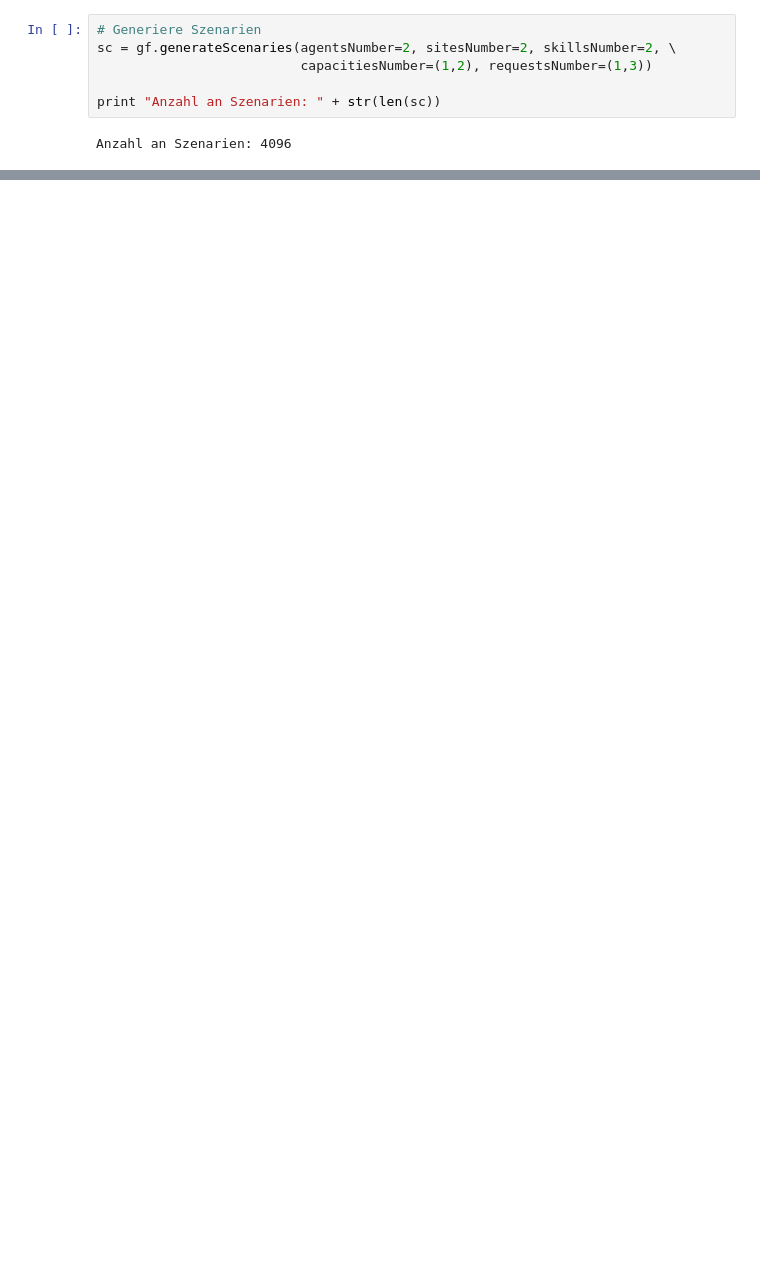
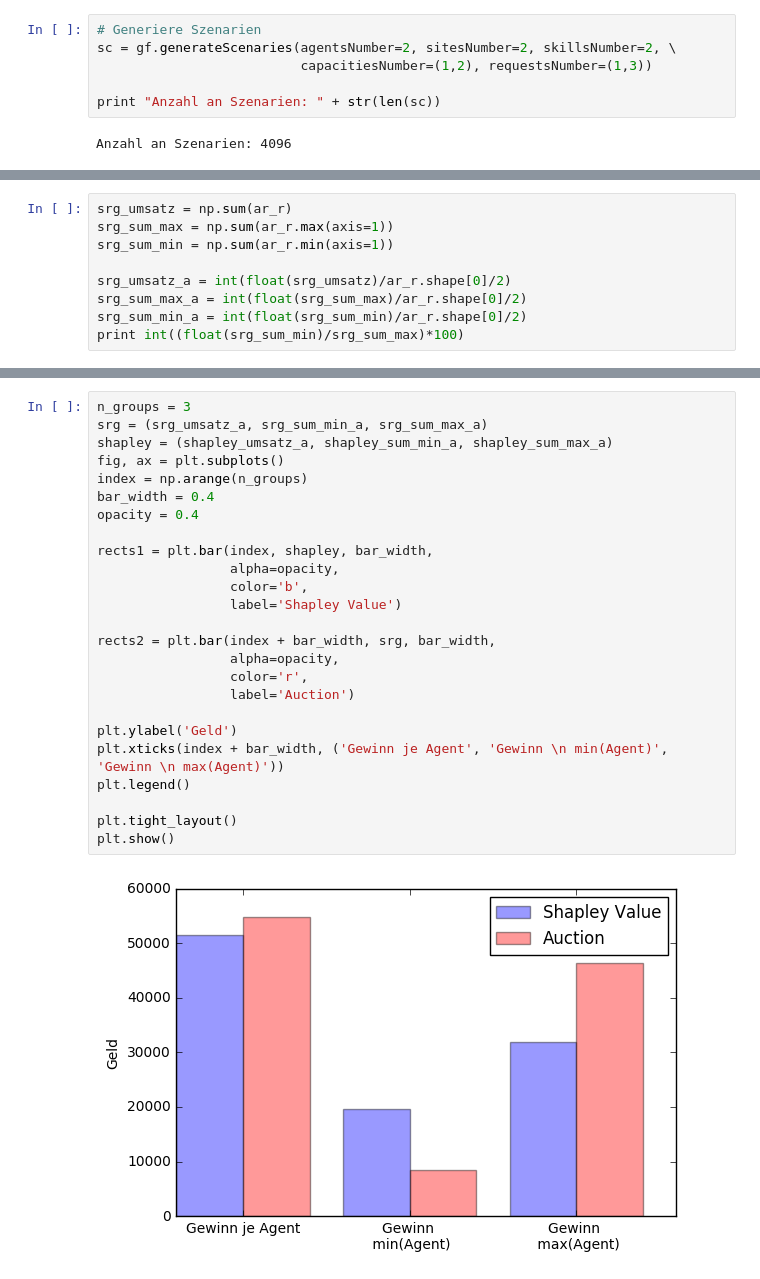
Before and after one commit to mhhf/AOTidF-bagger, a Jupyter notebook: Simulation.ipynb, the cells around one changed output, grey strips where cells are left out. Drawn from its saved outputs; the diff is of its cells as text; blank space fills up the shorter version.

```diff
--- a/Simulation.ipynb
+++ b/Simulation.ipynb
@@ -82,0 +95,9 @@ print float(srg_sum_min)/srg_sum_max
+# %%
+srg_umsatz = np.sum(ar_r)
+srg_sum_max = np.sum(ar_r.max(axis=1))
+srg_sum_min = np.sum(ar_r.min(axis=1))
+
+srg_umsatz_a = int(float(srg_umsatz)/ar_r.shape[0]/2)
+srg_sum_max_a = int(float(srg_sum_max)/ar_r.shape[0]/2)
+srg_sum_min_a = int(float(srg_sum_min)/ar_r.shape[0]/2)
+print int((float(srg_sum_min)/srg_sum_max)*100)
@@ -111,3 +130,30 @@ plt.tight_layout()
 plt.show()
 # %% [output]
 [figure]
+# %%
+n_groups = 3
+srg = (srg_umsatz_a, srg_sum_min_a, srg_sum_max_a)
+shapley = (shapley_umsatz_a, shapley_sum_min_a, shapley_sum_max_a)
+fig, ax = plt.subplots()
+index = np.arange(n_groups)
+bar_width = 0.4
+opacity = 0.4
+
+rects1 = plt.bar(index, shapley, bar_width,
+                 alpha=opacity,
+                 color='b',
+                 label='Shapley Value')
+
+rects2 = plt.bar(index + bar_width, srg, bar_width,
+                 alpha=opacity,
+                 color='r',
+                 label='Auction')
+
+plt.ylabel('Geld')
+plt.xticks(index + bar_width, ('Gewinn je Agent', 'Gewinn \n min(Agent)', 'Gewinn \n max(Agent)'))
+plt.legend()
+
+plt.tight_layout()
+plt.show()
+# %% [output]
+[figure, added]
```
Also changed, not shown: parts of 13 cells of this notebook, 11 other files.
